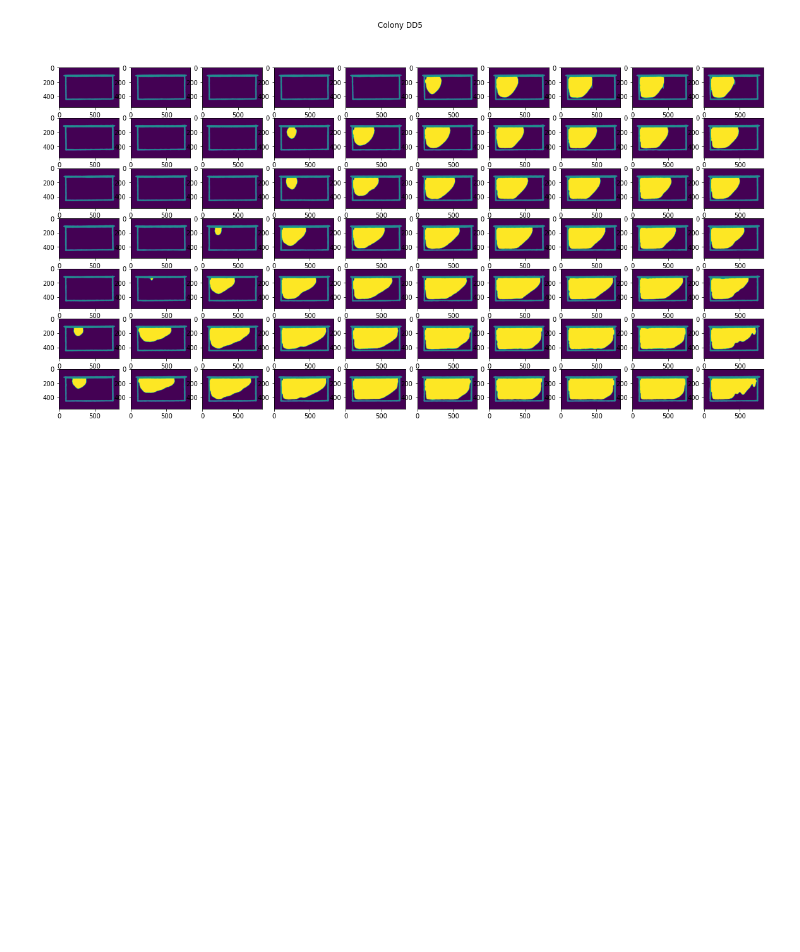
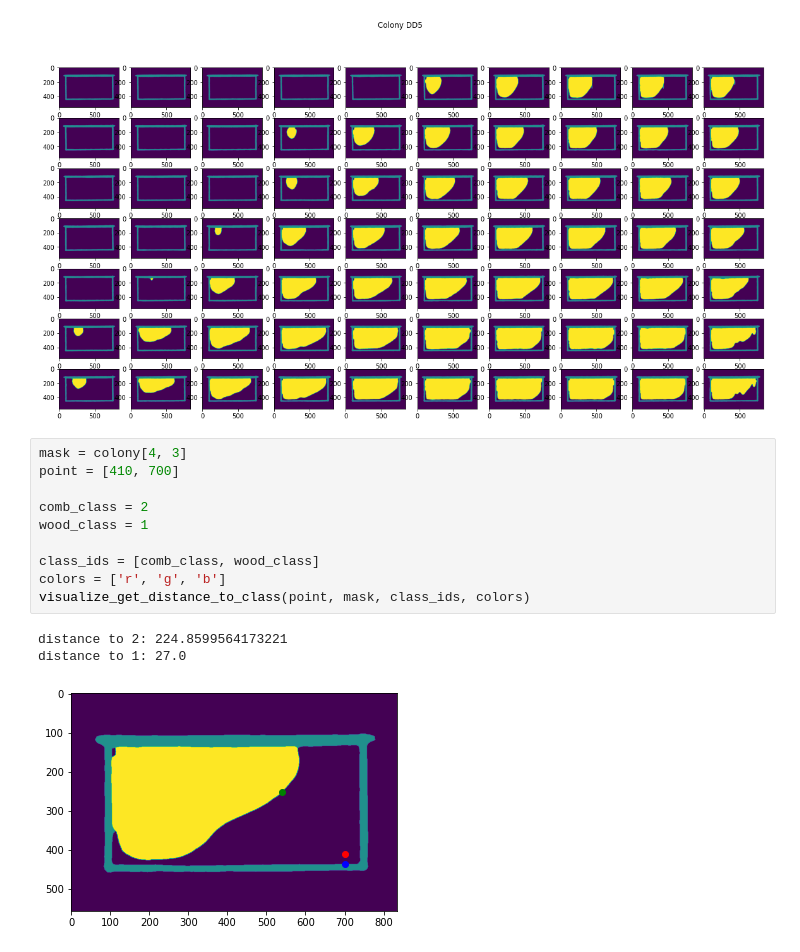
Before and after one commit to mls453/colony3d, a Jupyter notebook: load_colony_demo.ipynb, the cells around one changed output. Drawn from its saved outputs; the diff is of its cells as text; blank space fills up the shorter version.

Commit message:
Add wood/comb distance visualization and simplified imports.

```diff
--- a/load_colony_demo.ipynb
+++ b/load_colony_demo.ipynb
@@ -44,3 +42,17 @@ for week, week_frames in enumerate(colony):
 _ = fig.suptitle(f"Colony {colony_name}")
 # %% [output]
 [figure]
+# %%
+mask = colony[4, 3]
+point = [410, 700]
+
+comb_class = 2
+wood_class = 1
+
+class_ids = [comb_class, wood_class]
+colors = ['r', 'g', 'b']
+visualize_get_distance_to_class(point, mask, class_ids, colors)
+# %% [output]
+distance to 2: 224.8599564173221
+distance to 1: 27.0
+[figure, added]
```
Also changed, not shown: parts of 1 cell of this notebook, 1 other file.
